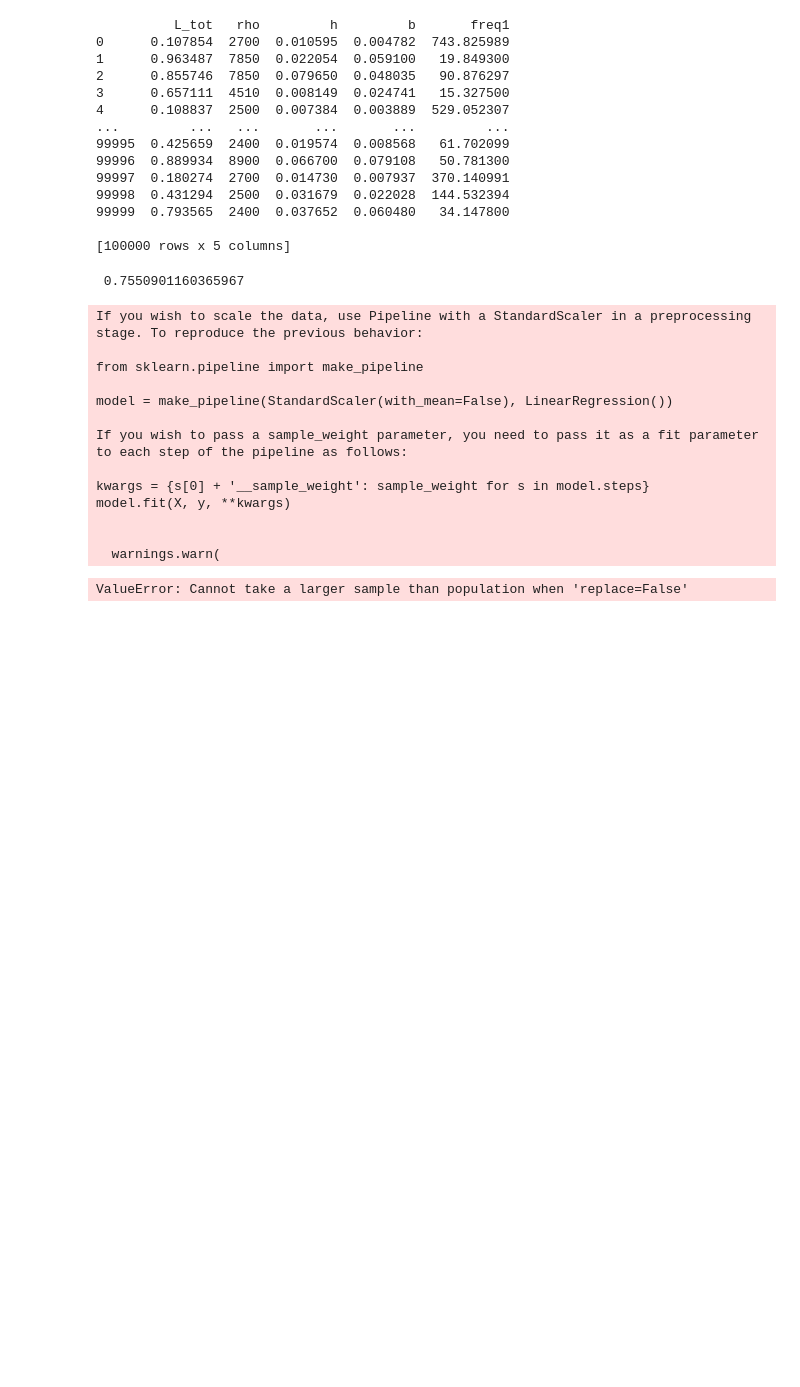
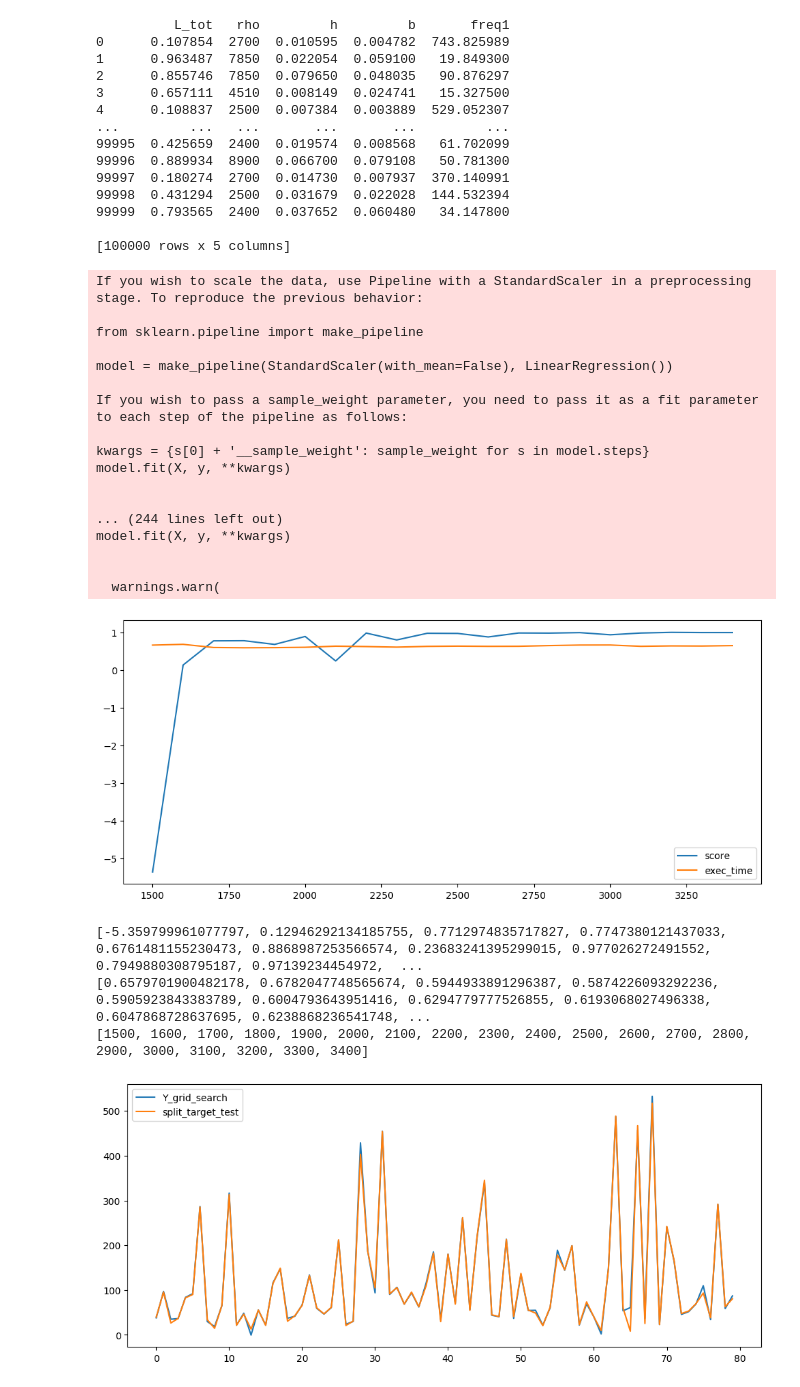
Before and after one commit to blaxxFR/projetIA, a Jupyter notebook: note_book.ipynb, the cells around one changed output. Drawn from its saved outputs; the diff is of its cells as text; code cells hidden in the pictures; blank space fills up the shorter version.

Commit message:
meilleur model

```diff
--- a/note_book.ipynb
+++ b/note_book.ipynb
@@ -218,9 +218,9 @@ model.fit(X, y, **kwargs)
 # %% [markdown]
 # PASSAGE A L'EVALUATION DU MODELE EN FONCTION DU NOMBRE DE DONNEES
 # %%
-freq = pd.read_csv(open("test.csv", "r"),
+freq = pd.read_csv(open("test10el.csv", "r"),
                     delimiter=",")
-inputs = pd.read_csv(open("dict.csv", "r"),
+inputs = pd.read_csv(open("dict1el.csv", "r"),
                     delimiter=",")
 #2 dataFrames sont créés
 
@@ -273,54 +273,77 @@ import time
 score = []
 nbr_values = []
 exec_time = []
-for i in range(500,10000,500):
-    datas = datas.sample(n=i)
 
+for i in range(1500,3500,100):
+
+    new_datas = datas.sample(i)
     #######################      TRAIN_TEST_SPLIT      ############################
     # 70% de la population sera allouée à l'apprentissage, 30 % pour le test
     population_train = 0.7
 
     # mélange et séparation de nos données en 2 datasets
-    split_train, split_test = train_test_split(datas, train_size=population_train)
+    split_train, split_test = train_test_split(new_datas, train_size=population_train)
 
     # On extrait les données qui serviront d'objectif à atteindre, soit ici les
     # 8 fréquences propres à prédire
 
     entrees = ['L_tot','rho', 'h', 'b']
     split_target_train = split_train.drop(columns=entrees)
     split_target_test = split_test.drop(columns=entrees)
 
 
     frequences = ["freq1"]
     split_train = split_train.drop(columns=frequences)
     split_test = split_test.drop(columns=frequences)
     start = time.time()
     poly_reg_model = PolynomialRegression(9 , fit_intercept=True, normalize=True)
     poly_reg_model.fit(split_train, split_target_train)
     end = (time.time() - start)
     score.append(poly_reg_model.score(split_test, split_target_test))
     nbr_values.append(i)
     exec_time.append(time.time() - start)
 
 plt.figure(figsize=(12, 5))
 plt.plot(nbr_values, score)
 plt.plot(nbr_values, exec_time)
 plt.legend(
     ['score', 'exec_time'])
 plt.show()
+
+print(score)
+print(exec_time)
+print(nbr_values)
+
+Y_pred = poly_reg_model.predict(split_test)
+plt.figure(figsize=(12, 5))
+plt.plot((Y_pred)[:80])
+plt.plot((np.array(split_target_test)[:80]))
+
+plt.legend(
+    ['Y_grid_search', 'split_target_test'])
+plt.show()
+
+# show best ratio score / exec_time
 # %% [output]
- 0.7550901160365967
+If you wish to scale the data, use Pipeline with a StandardScaler in a preprocessing stage. To reproduce the previous behavior:
+
+from sklearn.pipeline import make_pipeline
+
+model = make_pipeline(StandardScaler(with_mean=False), LinearRegression())
+
+If you wish to pass a sample_weight parameter, you need to pass it as a fit parameter to each step of the pipeline as follows:
+
+kwargs = {s[0] + '__sample_weight': sample_weight for s in model.steps}
+model.fit(X, y, **kwargs)
+
+
+... (244 lines left out)
+model.fit(X, y, **kwargs)
+
+
+  warnings.warn(
+[figure, added]
-If you wish to scale the data, use Pipeline with a StandardScaler in a preprocessing stage. To reproduce the previous behavior:
-
-from sklearn.pipeline import make_pipeline
-
-model = make_pipeline(StandardScaler(with_mean=False), LinearRegression())
-
-If you wish to pass a sample_weight parameter, you need to pass it as a fit parameter to each step of the pipeline as follows:
-
-kwargs = {s[0] + '__sample_weight': sample_weight for s in model.steps}
-model.fit(X, y, **kwargs)
-
-
-  warnings.warn(
+[-5.359799961077797, 0.12946292134185755, 0.7712974835717827, 0.7747380121437033, 0.6761481155230473, 0.8868987253566574, 0.23683241395299015, 0.977026272491552, 0.7949880308795187, 0.97139234454972,  ...
+[0.6579701900482178, 0.6782047748565674, 0.5944933891296387, 0.5874226093292236, 0.5905923843383789, 0.6004793643951416, 0.6294779777526855, 0.6193068027496338, 0.6047868728637695, 0.6238868236541748, ...
+[1500, 1600, 1700, 1800, 1900, 2000, 2100, 2200, 2300, 2400, 2500, 2600, 2700, 2800, 2900, 3000, 3100, 3200, 3300, 3400]
-ValueError: Cannot take a larger sample than population when 'replace=False'
+[figure, added]
```
Also changed, not shown: parts of 3 cells of this notebook.
